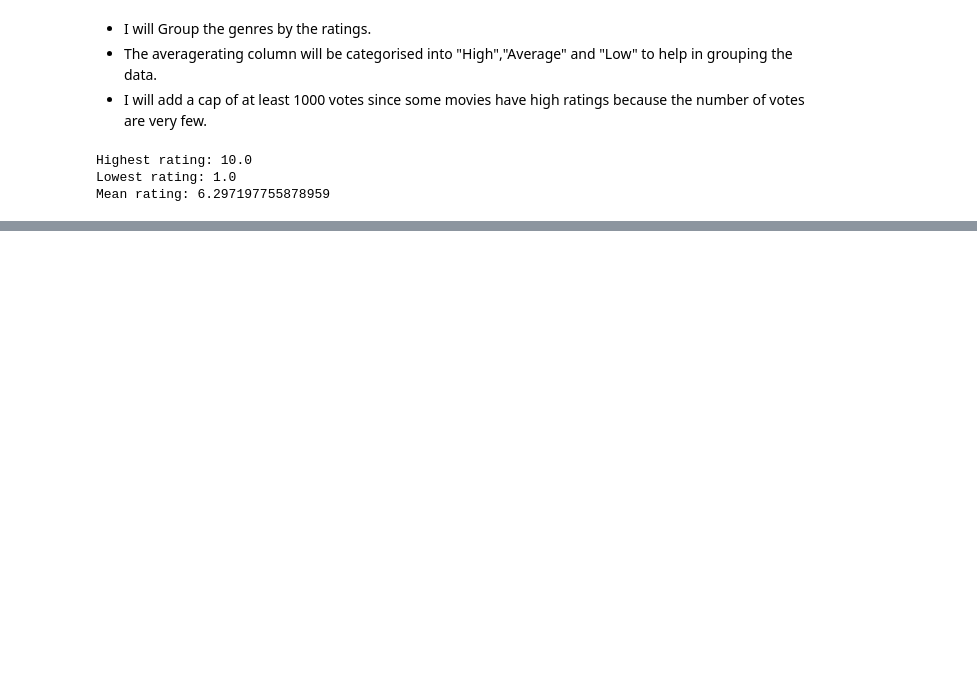
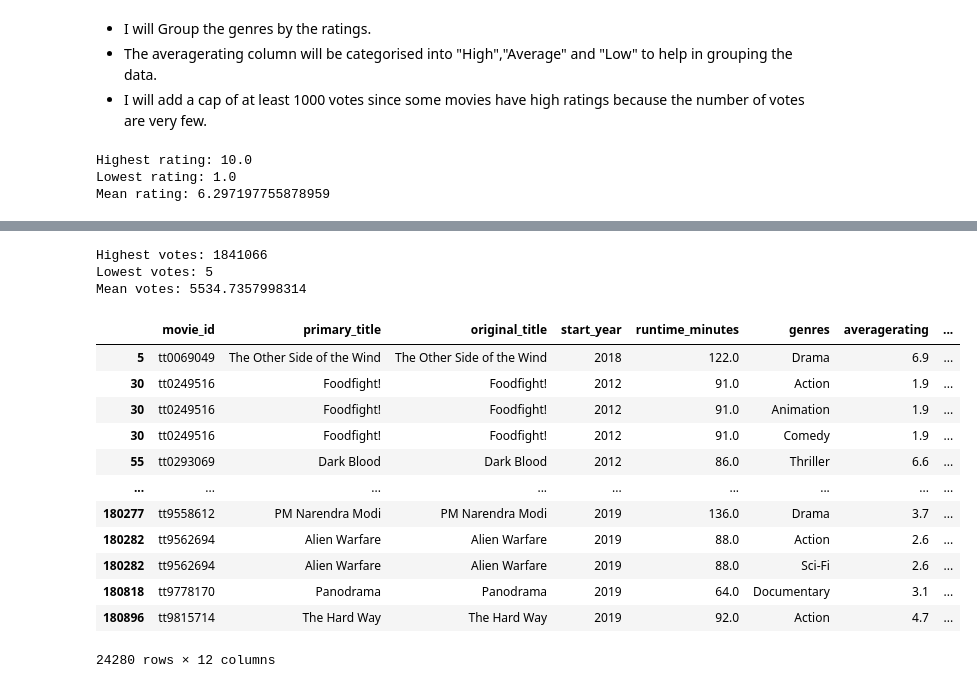
Before and after one commit to George-Mbugua/Movie_Analysis, a Jupyter notebook: Movie_Analysis.ipynb, the cells around one changed output, grey strips where cells are left out. Drawn from its saved outputs; the diff is of its cells as text; code cells hidden in the pictures; blank space fills up the shorter version.

```diff
--- a/Movie_Analysis.ipynb
+++ b/Movie_Analysis.ipynb
@@ -989,3 +988,16 @@ print(f'Mean rating: {mean_rating}')
 Highest rating: 10.0
 Lowest rating: 1.0
 Mean rating: 6.297197755878959
+# %%
+#Defining a function to categorize the ratings
+def categorize(averagerating):
+    if averagerating > 8:
+        return 'High'
+    elif averagerating >=5 and averagerating <=7:
+        return 'Average'
+    else:
+        return'Low'
+
+#creating a new column that categorises the average rating into high, average and low
+imdb['rating'] = imdb['averagerating'].apply(categorize)
+imdb[['averagerating', 'rating']]
@@ -991,0 +1018,32 @@ Mean rating: 6.297197755878959
+# %%
+max_votes = imdb['numvotes'].max()
+min_votes = imdb['numvotes'].min()
+mean_votes = imdb['numvotes'].mean()
+print(f'Highest votes: {max_votes}')
+print(f'Lowest votes: {min_votes}')
+print(f'Mean votes: {mean_votes}')
+# %% [output]
+Highest votes: 1841066
+Lowest votes: 5
+Mean votes: 5534.7357998314
+# %%
+#Creating a boolean mask to select rows where the value in the numvotes column is at more than 1000
+mask = imdb['numvotes'] >= 1000
+# %%
+#creating a new dataframe to house the number of votes are greater than 1000
+imdb1= imdb[mask]
+imdb1
+# %% [output]
+|  | movie_id | primary_title | original_title | start_year | runtime_minutes | genres | averagerating | ... |
+| 5 | tt0069049 | The Other Side of the Wind | The Other Side of the Wind | 2018 | 122.0 | Drama | 6.9 | ... |
+| 30 | tt0249516 | Foodfight! | Foodfight! | 2012 | 91.0 | Action | 1.9 | ... |
+| 30 | tt0249516 | Foodfight! | Foodfight! | 2012 | 91.0 | Animation | 1.9 | ... |
+| 30 | tt0249516 | Foodfight! | Foodfight! | 2012 | 91.0 | Comedy | 1.9 | ... |
+| 55 | tt0293069 | Dark Blood | Dark Blood | 2012 | 86.0 | Thriller | 6.6 | ... |
+| ... | ... | ... | ... | ... | ... | ... | ... | ... |
+| 180277 | tt9558612 | PM Narendra Modi | PM Narendra Modi | 2019 | 136.0 | Drama | 3.7 | ... |
+| 180282 | tt9562694 | Alien Warfare | Alien Warfare | 2019 | 88.0 | Action | 2.6 | ... |
+| 180282 | tt9562694 | Alien Warfare | Alien Warfare | 2019 | 88.0 | Sci-Fi | 2.6 | ... |
+| 180818 | tt9778170 | Panodrama | Panodrama | 2019 | 64.0 | Documentary | 3.1 | ... |
+| 180896 | tt9815714 | The Hard Way | The Hard Way | 2019 | 92.0 | Action | 4.7 | ... |
+24280 rows × 12 columns
```
Also changed, not shown: parts of 9 cells of this notebook, 2 other files.
